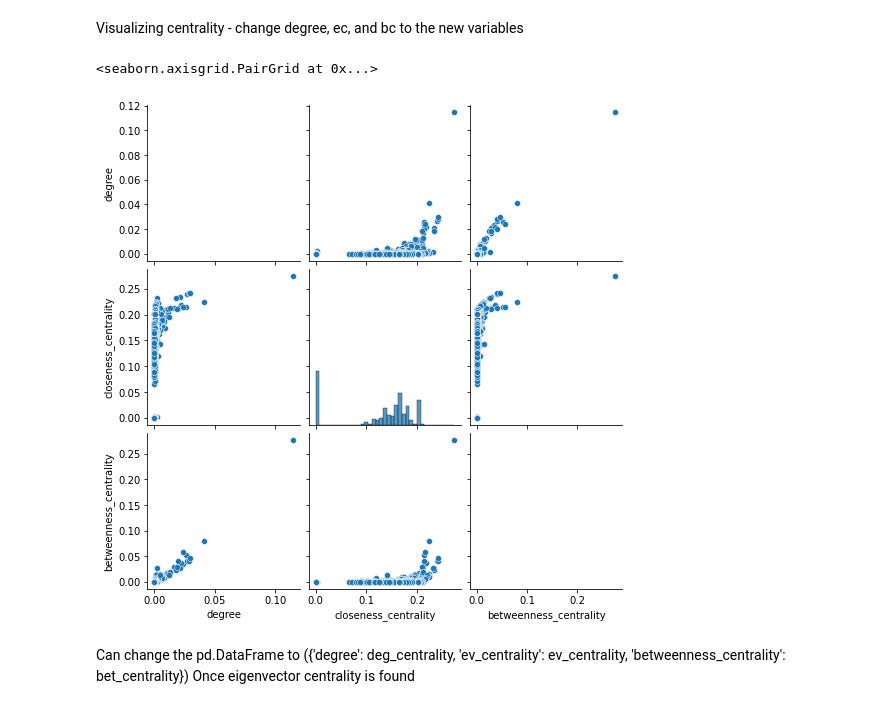
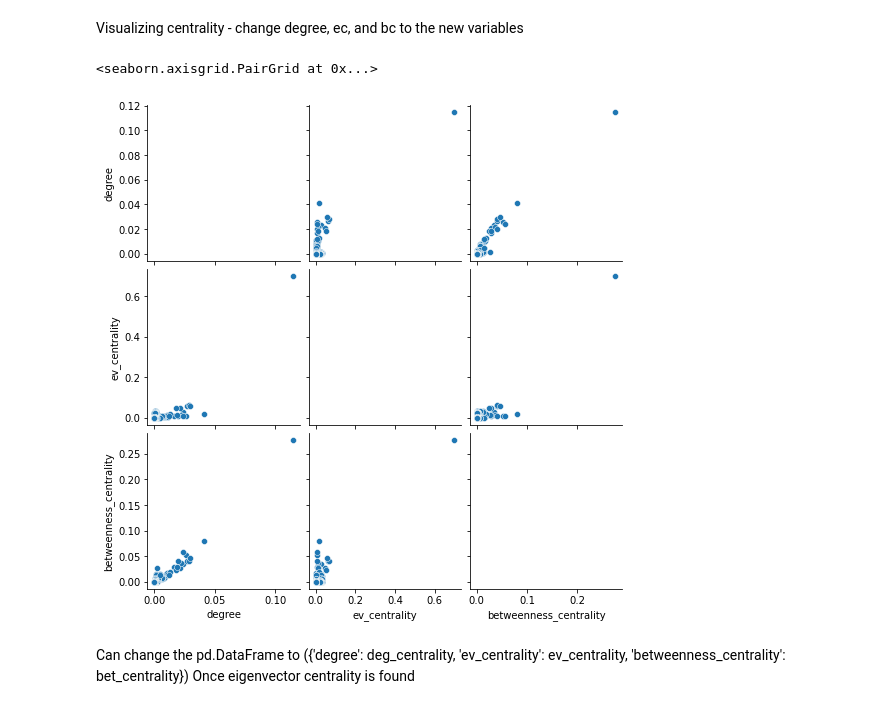
Before and after one commit to ba-group-projects/eth-trx-china-ban, a Jupyter notebook: centrality.ipynb, the cells around one changed output. Drawn from its saved outputs; the diff is of its cells as text; code cells hidden in the pictures.

```diff
--- a/centrality.ipynb
+++ b/centrality.ipynb
@@ -212,4 +212,4 @@ Top 20 nodes by edge betweenness centrality:
 # %% [markdown]
 Eigenvector Centrality
 # %%
-ev_centrality = nx.eigenvector_centrality(G)
+ev_centrality = nx.eigenvector_centrality(G, max_iter=200)
@@ -293,15 +307,15 @@ Visualizing centrality - change degree, ec, and bc to the new variables
 # %%
 # visualize results
 # --+ df
-df = pd.DataFrame({'degree': deg_centrality, 'closeness_centrality': close_centrality,
+df = pd.DataFrame({'degree': deg_centrality, 'ev_centrality': ev_centrality,
                    'betweenness_centrality': bet_centrality})
 # --+ correlation matrix
 df.corr()
 # --+ scatter plot matrix
 sns.pairplot(df)
 # %% [output]
 <seaborn.axisgrid.PairGrid at 0x...>
-[figure, old version]
+[figure, new version]
 # %% [markdown]
 Can change the pd.DataFrame to ({'degree': deg_centrality, 'ev_centrality': ev_centrality,
                    'betweenness_centrality': bet_centrality})
```
Also changed, not shown: parts of 3 cells of this notebook, 1 other file.
